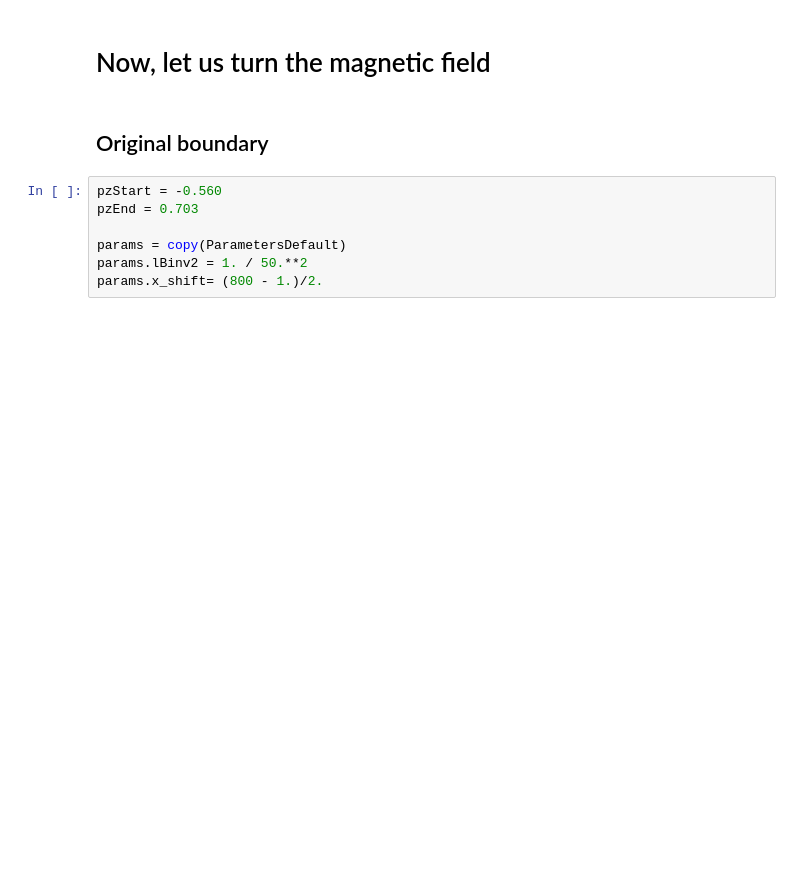
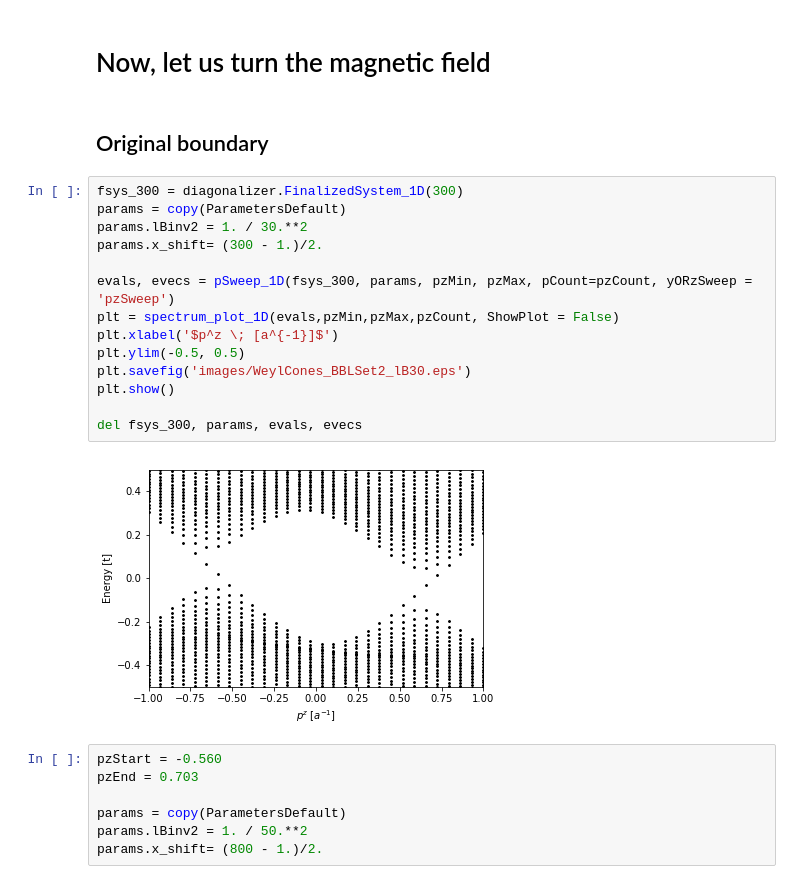
Before and after one commit to Artem-Ivashko/Vazifeh-Franz-magnetic-field, a Jupyter notebook: BBL-set-2.ipynb, the cells around one changed output. Saved outputs shown, nothing was run; the diff lists cells and outputs as text; blank space fills up the shorter version.

```diff
--- a/BBL-set-2.ipynb
+++ b/BBL-set-2.ipynb
@@ -440,6 +451,22 @@ del params, evals, evecs
 # Now, let us turn the magnetic field
 # %% [markdown]
 ## Original boundary
+# %%
+fsys_300 = diagonalizer.FinalizedSystem_1D(300)
+params = copy(ParametersDefault)
+params.lBinv2 = 1. / 30.**2
+params.x_shift= (300 - 1.)/2.
+
+evals, evecs = pSweep_1D(fsys_300, params, pzMin, pzMax, pCount=pzCount, yORzSweep = 'pzSweep')
+plt = spectrum_plot_1D(evals,pzMin,pzMax,pzCount, ShowPlot = False)
+plt.xlabel('$p^z \; [a^{-1}]$')
+plt.ylim(-0.5, 0.5)
+plt.savefig('images/WeylCones_BBLSet2_lB30.eps')
+plt.show()
+
+del fsys_300, params, evals, evecs
+# %% [output]
+[figure, added]
 # %%
 pzStart = -0.560
 pzEnd = 0.703
```
Also changed, not shown: parts of 3 cells of this notebook, 2 other files.
